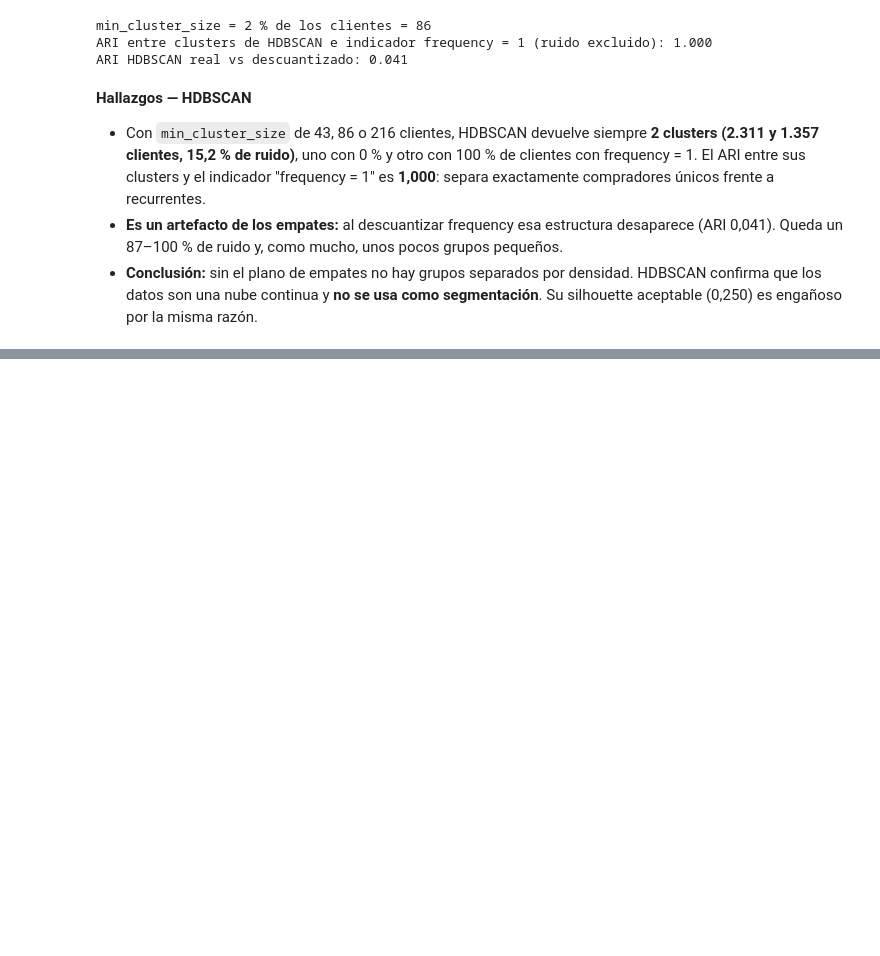
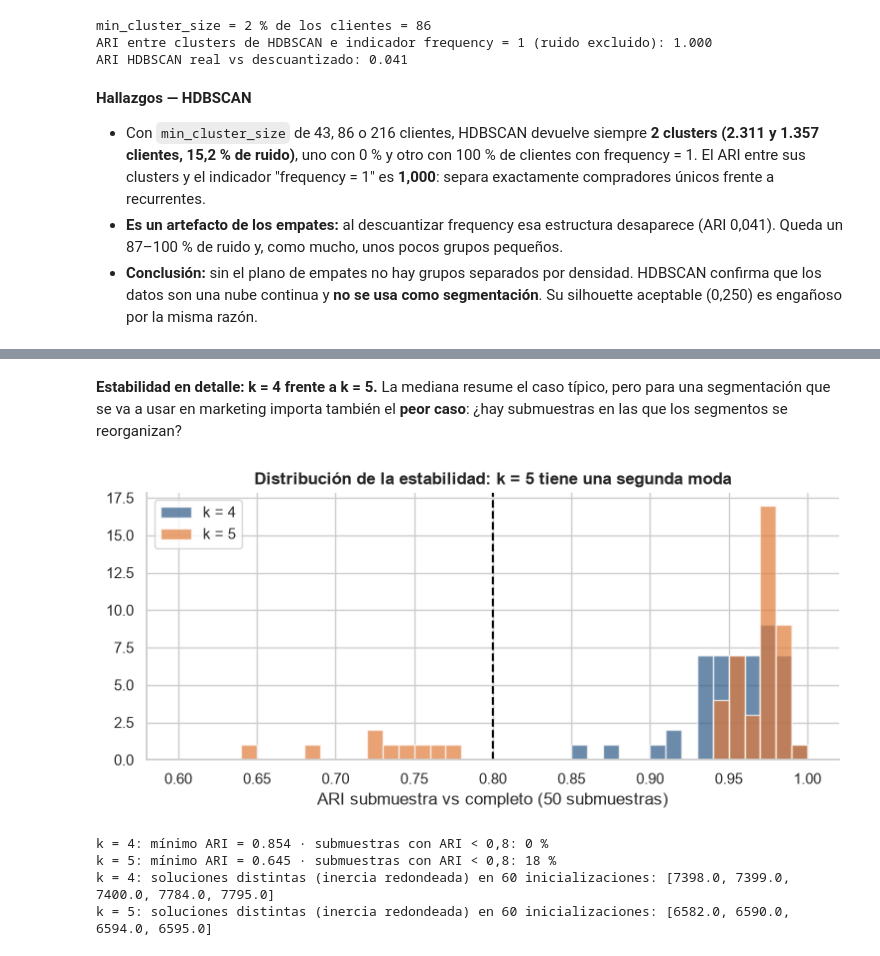
Before and after one commit to Andres766/proeyecto-mineria-de-datos, a Jupyter notebook: notebooks/03_modelado.ipynb, the cells around one changed output, grey strips where cells are left out. Saved outputs shown, nothing was run; the diff lists cells and outputs as text; code cells hidden in the pictures; blank space fills up the shorter version.

```diff
--- a/notebooks/03_modelado.ipynb
+++ b/notebooks/03_modelado.ipynb
@@ -591,0 +672,28 @@ ARI HDBSCAN real vs descuantizado: 0.041
+# %% [markdown]
+**Estabilidad en detalle: k = 4 frente a k = 5.** La mediana resume el caso típico, pero para una segmentación
+que se va a usar en marketing importa también el **peor caso**: ¿hay submuestras en las que los segmentos se
+reorganizan?
+# %%
+estab_45 = {k: estabilidad_submuestreo(Z, lambda x, s, k=k: ajustar_kmeans(x, k, s).labels_, n_repeticiones=50) for k in (4, 5)}
+fig, ax = plt.subplots(figsize=(9, 3.5))
+for k, color in [(4, COLOR_PRINCIPAL), (5, COLOR_SECUNDARIO)]:
+    ax.hist(estab_45[k], bins=np.linspace(0.6, 1, 41), alpha=0.7, color=color, label=f"k = {k}")
+ax.axvline(0.8, ls="--", color="black")
+ax.set_xlabel("ARI submuestra vs completo (50 submuestras)")
+ax.set_title("Distribución de la estabilidad: k = 5 tiene una segunda moda")
+ax.legend()
+guardar_figura(fig, "03_estabilidad_k4_k5")
+plt.show()
+for k in (4, 5):
+    print(f"k = {k}: mínimo ARI = {estab_45[k].min():.3f} · submuestras con ARI < 0,8: {100 * (estab_45[k] < 0.8).mean():.0f} %")
+
+inercias = {k: np.array([KMeans(k, n_init=1, random_state=s).fit(Z).inertia_ for s in range(60)]) for k in (4, 5)}
+for k in (4, 5):
+    distintas = np.unique(inercias[k].round(0))
+    print(f"k = {k}: soluciones distintas (inercia redondeada) en 60 inicializaciones: {distintas[:5].tolist()}")
+# %% [output]
+[figure, added]
+k = 4: mínimo ARI = 0.854 · submuestras con ARI < 0,8: 0 %
+k = 5: mínimo ARI = 0.645 · submuestras con ARI < 0,8: 18 %
+k = 4: soluciones distintas (inercia redondeada) en 60 inicializaciones: [7398.0, 7399.0, 7400.0, 7784.0, 7795.0]
+k = 5: soluciones distintas (inercia redondeada) en 60 inicializaciones: [6582.0, 6590.0, 6594.0, 6595.0]
```
Also changed, not shown: parts of 9 cells of this notebook.
